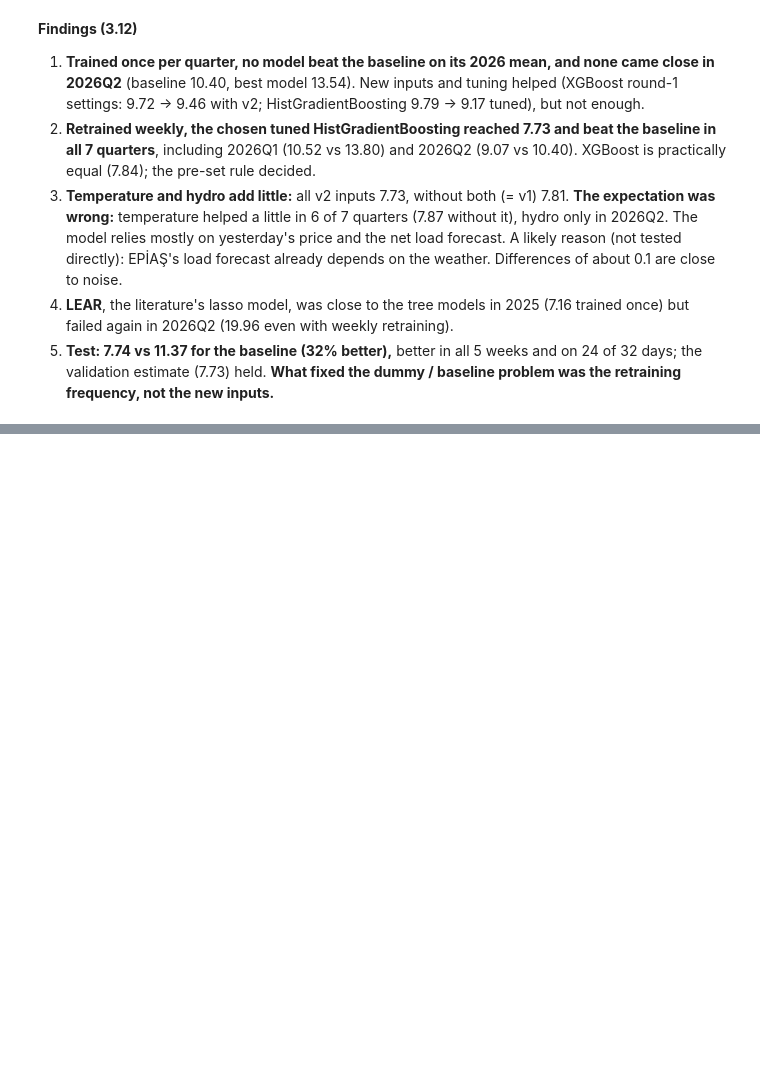
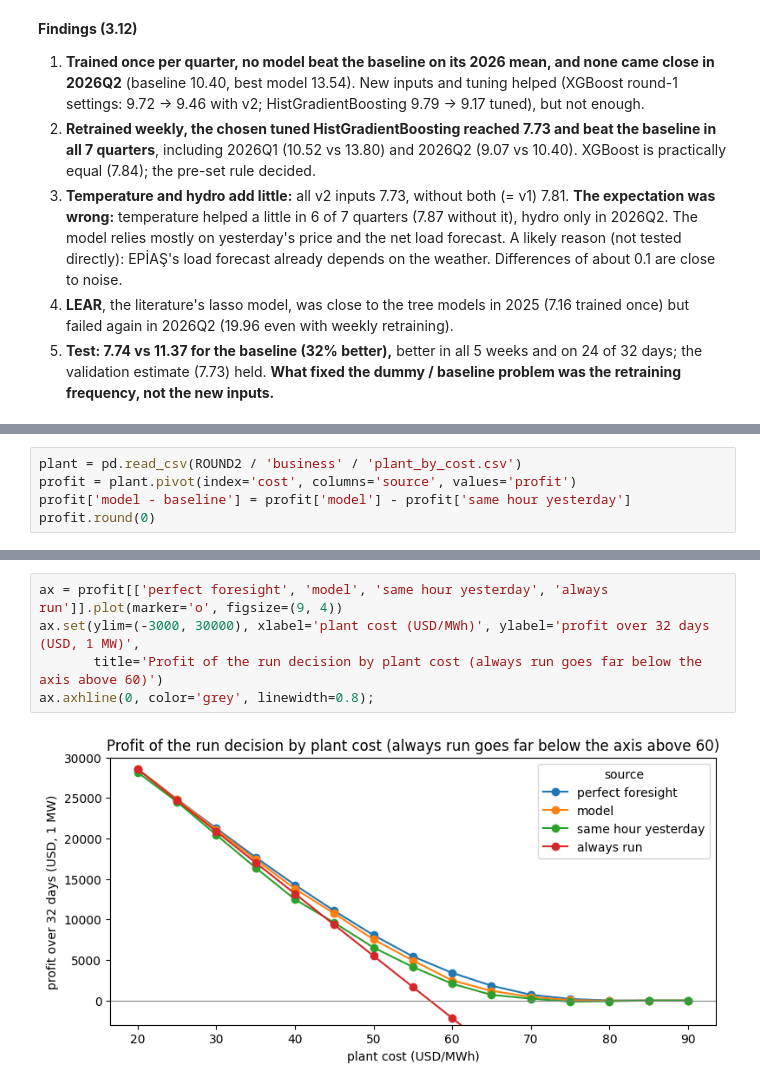
Before and after one commit to icedemirkaano/turkey-electricity-forecasting, a Jupyter notebook: notebooks/02_ptf_models.ipynb, the cells around one changed output, grey strips where cells are left out. Cells and saved outputs as stored; diff of their text form; blank space fills up the shorter version.

```diff
--- a/notebooks/02_ptf_models.ipynb
+++ b/notebooks/02_ptf_models.ipynb
@@ -847,0 +867,5 @@ pd.read_csv(ROUND2 / 'test_scores_by_week.csv', index_col='week from')
+# %%
+plant = pd.read_csv(ROUND2 / 'business' / 'plant_by_cost.csv')
+profit = plant.pivot(index='cost', columns='source', values='profit')
+profit['model - baseline'] = profit['model'] - profit['same hour yesterday']
+profit.round(0)
@@ -847,0 +890,7 @@ pd.read_csv(ROUND2 / 'test_scores_by_week.csv', index_col='week from')
+# %%
+ax = profit[['perfect foresight', 'model', 'same hour yesterday', 'always run']].plot(marker='o', figsize=(9, 4))
+ax.set(ylim=(-3000, 30000), xlabel='plant cost (USD/MWh)', ylabel='profit over 32 days (USD, 1 MW)',
+       title='Profit of the run decision by plant cost (always run goes far below the axis above 60)')
+ax.axhline(0, color='grey', linewidth=0.8);
+# %% [output]
+[figure, added]
```
Also changed, not shown: parts of 6 cells of this notebook, 11 other files.
